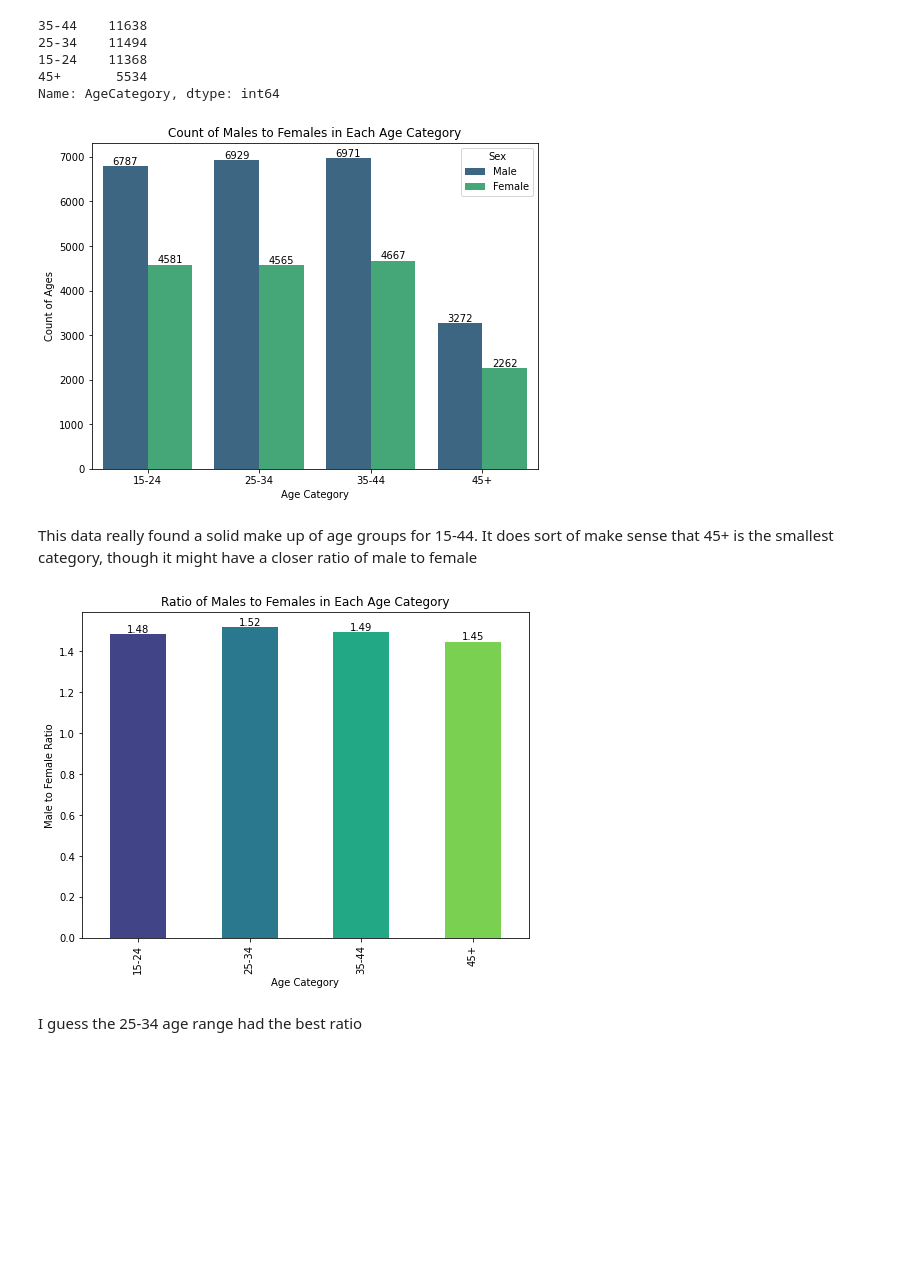
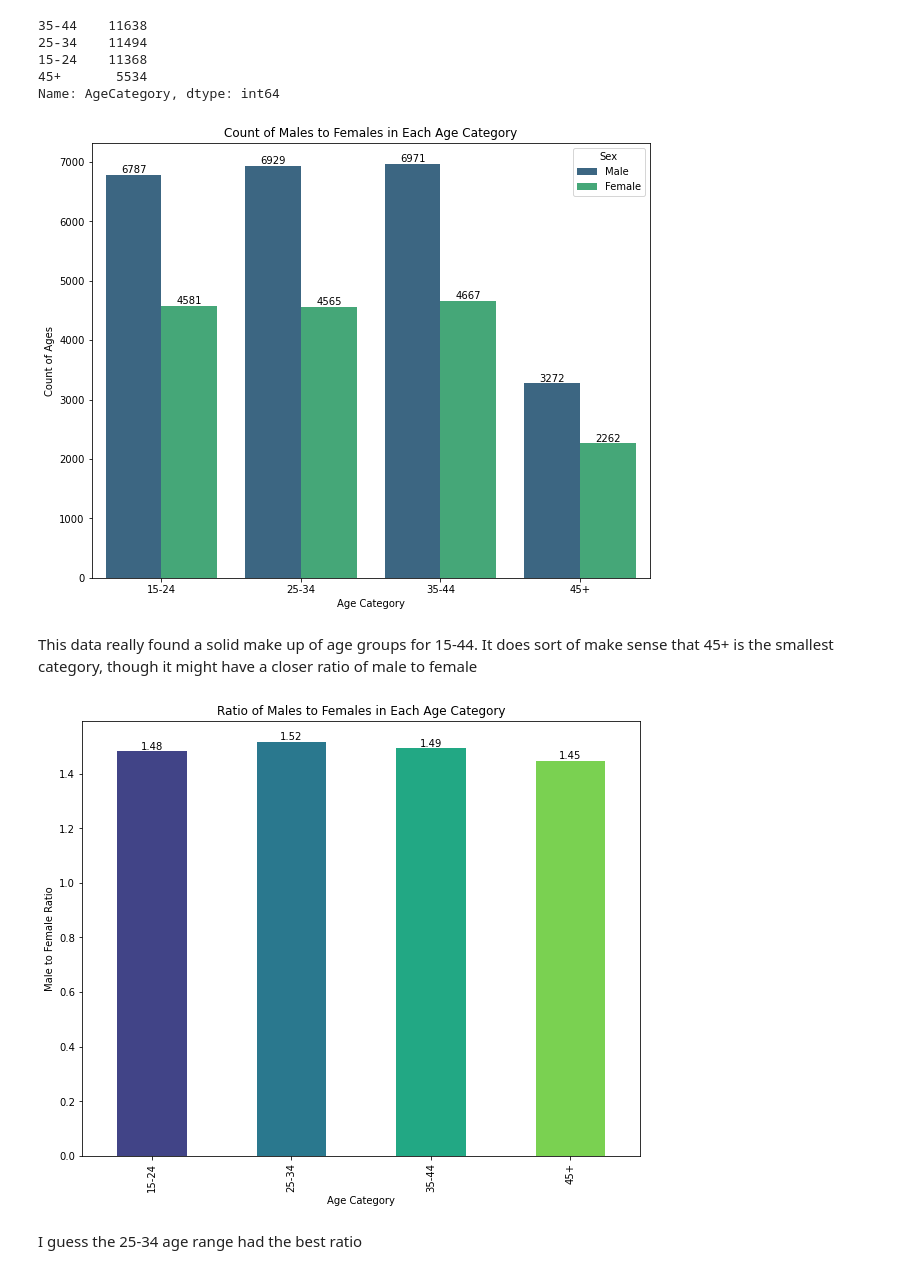
Before and after one commit to dmm4613/online-gaming-behavior-eda, a Jupyter notebook: online-gaming-behavior-eda.ipynb, the cells around one changed output. Cells and saved outputs as stored; diff of their text form; code cells hidden in the pictures; blank space fills up the shorter version.

```diff
--- a/online-gaming-behavior-eda.ipynb
+++ b/online-gaming-behavior-eda.ipynb
@@ -286,30 +331,31 @@ df.AgeCategory.value_counts()
 45+       5534
 Name: AgeCategory, dtype: int64
 # %%
-plt.figure(figsize=(8, 6))
+# Set plot size
+plt.figure(figsize=(10, 8))
 
 ax = sns.countplot(data=df, x='AgeCategory', hue='Sex', palette='viridis')
 
 # Annotate each bar with the count value
 for p in ax.patches:
     height = p.get_height()
 
     if height > 0:
         ax.annotate(f'{height:.0f}',
                 (p.get_x() + p.get_width() / 2, height),
                 ha='center', va='center',
                 xytext=(0, 5),
                 textcoords='offset points')
 
 # Set labels and title
 ax.set_ylabel('Count of Ages')
 ax.set_xlabel('Age Category')
 ax.set_title('Count of Males to Females in Each Age Category')
 
 # Show the plot
 plt.show()
 # %% [output]
-[figure, old version]
+[figure, new version]
 # %% [markdown]
 This data really found a solid make up of age groups for 15-44. It does sort of make sense that 45+ is the smallest category, though it might have a closer ratio of male to female
 # %%
@@ -323,7 +369,7 @@ counts['Ratio'] = counts['Male'] / counts['Female']
 palette = sns.color_palette('viridis', len(df.AgeCategory.unique()))
 
 # Plot the ratios
-plt.figure(figsize=(8, 6))
+plt.figure(figsize=(10, 8))
 ax = counts['Ratio'].plot(kind='bar', color=palette)
 
 # Annotate the bars with the ratio values
@@ -343,7 +389,7 @@ ax.set_title('Ratio of Males to Females in Each Age Category')
 # Show the plot
 plt.show()
 # %% [output]
-[figure, old version]
+[figure, new version]
 # %% [markdown]
 I guess the 25-34 age range had the best ratio
 # %% [markdown]
```
Also changed, not shown: parts of 24 cells of this notebook, 2 other files.
